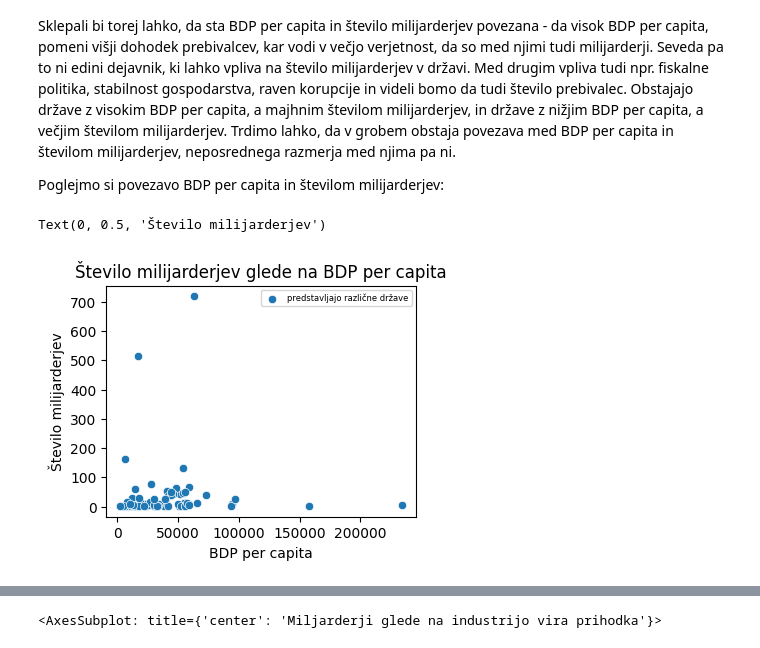
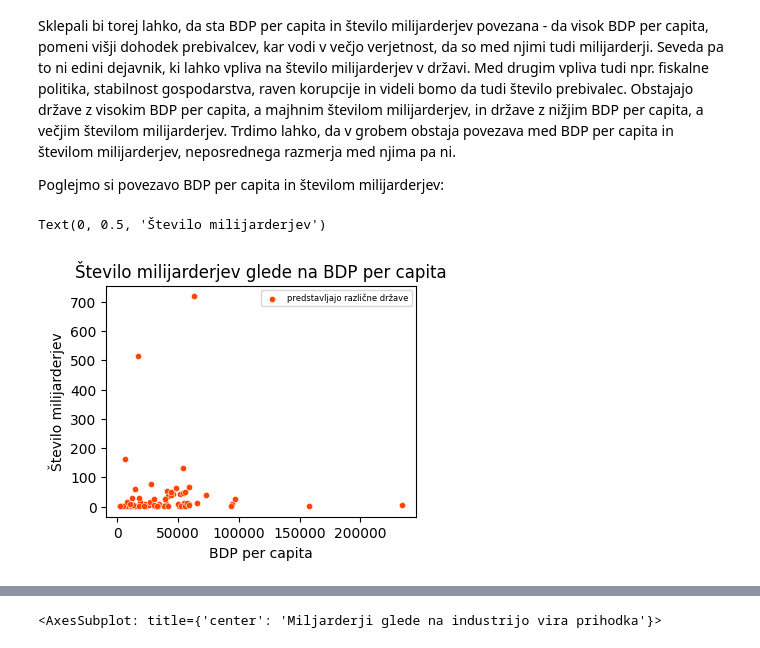
Before and after one commit to karolina-sa/Forbes-list-PROG1-projekt, a Jupyter notebook: analiza_Forbes_list.ipynb, the cells around one changed output, grey strips where cells are left out. Saved outputs shown, nothing was run; the diff lists cells and outputs as text; code cells hidden in the pictures.

```diff
--- a/analiza_Forbes_list.ipynb
+++ b/analiza_Forbes_list.ipynb
@@ -251,11 +268,11 @@ Poglejmo si povezavo BDP per capita in številom milijarderjev:
 # %%
 plt.rcParams["figure.figsize"] = (4,3)
 plt.rcParams.update({'legend.fontsize': 6})
-sns.scatterplot(x = forbes_countries.gdp_pc, y = forbes_countries.forbes_count, label = 'predstavljajo različne države', legend = True)
+sns.scatterplot(x = forbes_countries.gdp_pc, y = forbes_countries.forbes_count, label = 'predstavljajo različne države', legend = True, color = 'orangered', s = 20)
 plt.title('Število milijarderjev glede na BDP per capita')
 plt.xlabel('BDP per capita')
 plt.ylabel('Število milijarderjev')
 # %% [output]
 Text(0, 0.5, 'Število milijarderjev')
-[figure, old version]
+[figure, new version]
 # %% [markdown]
```
Also changed, not shown: parts of 44 cells of this notebook.
